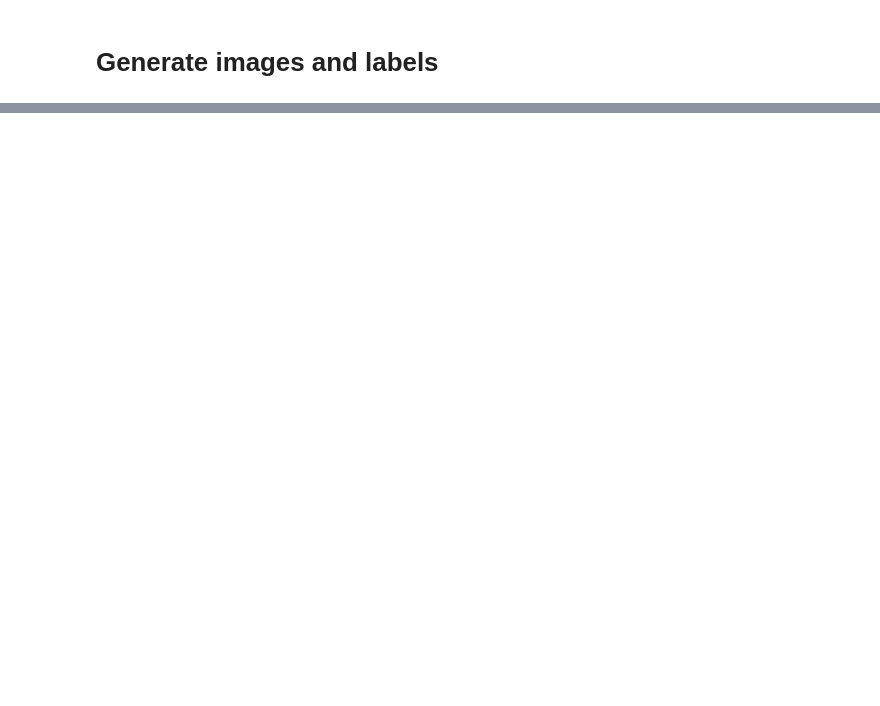
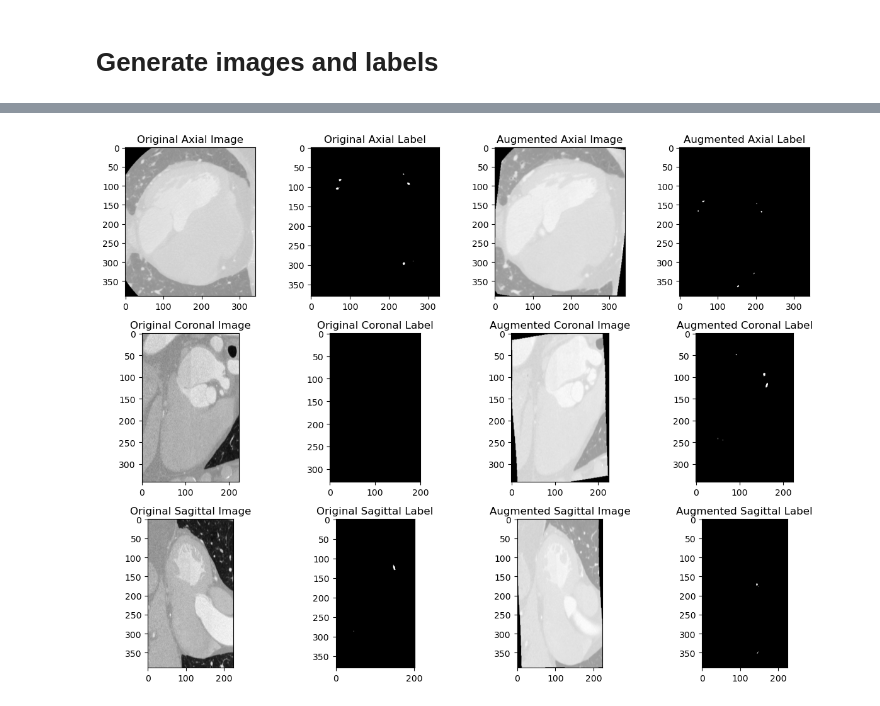
Before and after one commit to Daniel-Lizarazo-Fuentes/DLMIA-project, a Jupyter notebook: data_augmentation.ipynb, the cells around one changed output, grey strips where cells are left out. Saved outputs shown, nothing was run; the diff lists cells and outputs as text; code cells hidden in the pictures; blank space fills up the shorter version.

Commit message:
data_augmentation on cropped images

```diff
--- a/data_augmentation.ipynb
+++ b/data_augmentation.ipynb
@@ -186,0 +579,49 @@ Augmented Data: [{'image': PosixPath('nnUNet_raw/Dataset100_normal/imagesTr/NORM
+# %%
+# Apply augmentation to one sample for visualization
+sample = sim_datalist["training"][2]  # Take the first training sample
+original_subject = tio.Subject(
+    image=tio.ScalarImage(sample["image"]),
+    label=tio.LabelMap(sample["label"])
+)
+transformed_subject = apply_augmentation(sample["image"], sample["label"])
+
+# Convert to NumPy arrays for visualization
+original_image_np = original_subject["image"].data.numpy()[0]  # Extract first channel
+original_label_np = original_subject["label"].data.numpy()[0]
+aug_image_np = transformed_subject["image"].data.numpy()[0]
+aug_label_np = transformed_subject["label"].data.numpy()[0]
+
+# Select 3 middle slices along different planes
+slice_x = original_image_np.shape[0] // 2  # Coronal
+slice_y = original_image_np.shape[1] // 2  # Sagittal
+slice_z = original_image_np.shape[2] // 2  # Axial
+
+# Plot Original vs. Augmented slices
+fig, axes = plt.subplots(3, 4, figsize=(12, 9))
+
+slices = {
+    "Axial": (slice_z, 2),
+    "Coronal": (slice_x, 0),
+    "Sagittal": (slice_y, 1)
+}
+
+for i, (plane, (slice_idx, axis)) in enumerate(slices.items()):
+    # Original Image & Label
+    axes[i, 0].imshow(np.take(original_image_np, slice_idx, axis=axis), cmap="gray")
+    axes[i, 0].set_title(f"Original {plane} Image")
+
+    axes[i, 1].imshow(np.take(original_label_np, slice_idx, axis=axis), cmap="gray")
+    axes[i, 1].set_title(f"Original {plane} Label")
+
+    # Augmented Image & Label
+    axes[i, 2].imshow(np.take(aug_image_np, slice_idx, axis=axis), cmap="gray")
+    axes[i, 2].set_title(f"Augmented {plane} Image")
+
+    axes[i, 3].imshow(np.take(aug_label_np, slice_idx, axis=axis), cmap="gray")
+    axes[i, 3].set_title(f"Augmented {plane} Label")
+
+# Layout adjustments
+plt.tight_layout()
+plt.show()
+# %% [output]
+[figure, added]
```
Also changed, not shown: parts of 10 cells of this notebook, 1 other file.
